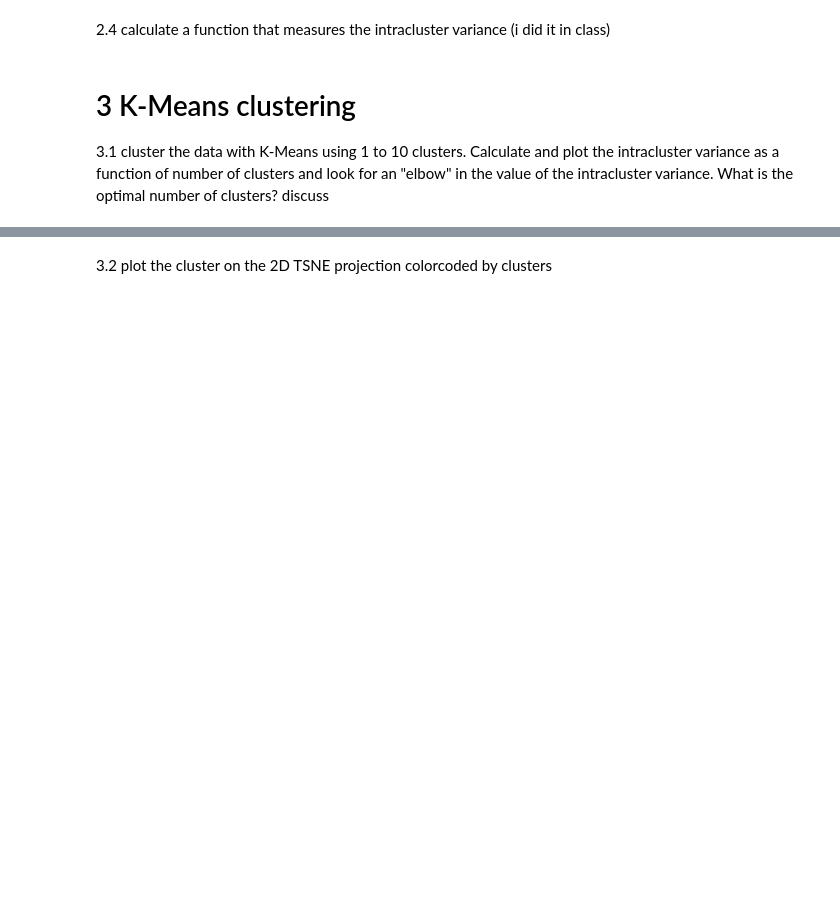
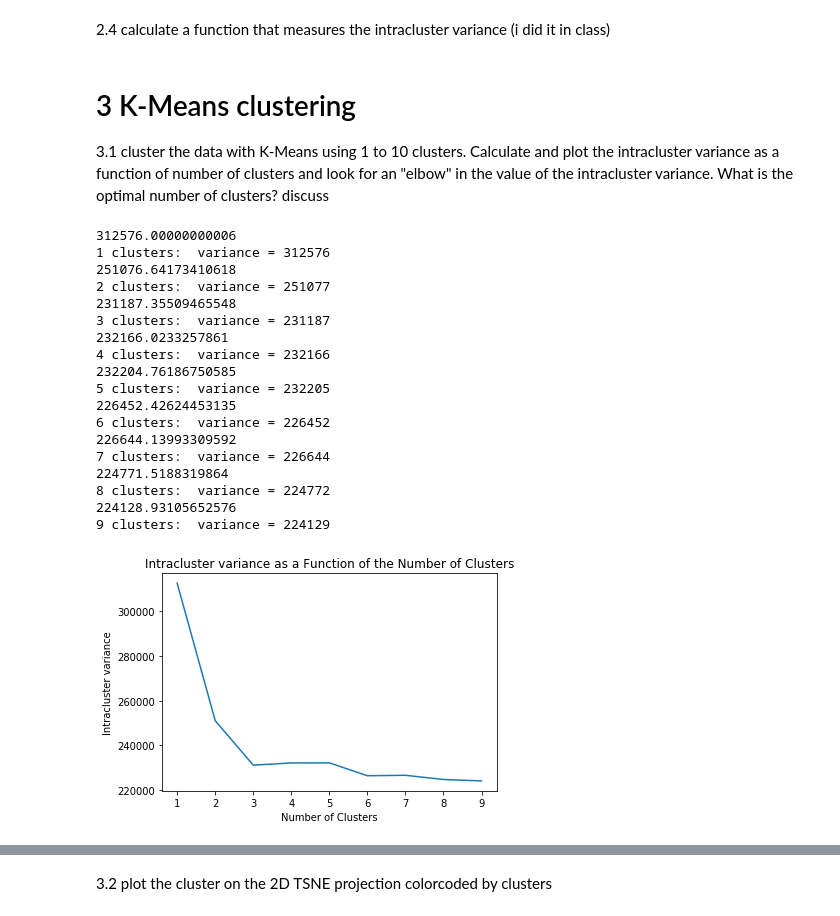
Before and after one commit to cath19/DSPS_-charty-, a Jupyter notebook: HW10/clusteringGenes_cHarty.ipynb, the cells around one changed output, grey strips where cells are left out. Drawn from its saved outputs; the diff is of its cells as text; code cells hidden in the pictures; blank space fills up the shorter version.

```diff
--- a/HW10/clusteringGenes_cHarty.ipynb
+++ b/HW10/clusteringGenes_cHarty.ipynb
@@ -107,3 +118,36 @@ def calICVar(X, labels):
 3.1 cluster the data with K-Means using 1 to 10 clusters. Calculate and plot the intracluster variance as a function of number of clusters and look for an "elbow" in the value of the intracluster variance. What is the optimal number of clusters? discuss
 # %%
 from sklearn.cluster import KMeans
+# %%
+variances = []
+for i in range(1, 10):
+  results = skl.cluster.k_means(scaledgenes,i)
+  variances.append([i, calICVar(scaledgenes, results[1])])
+  print('%d clusters:  variance = %.f' % (variances[i - 1][0], variances[i - 1][1]))
+
+variances = np.array(variances)
+
+plt.plot(variances[:,0], variances[:,1])
+plt.title('Intracluster variance as a Function of the Number of Clusters')
+plt.xlabel('Number of Clusters')
+plt.ylabel('Intracluster variance');
+# %% [output]
+312576.00000000006
+1 clusters:  variance = 312576
+251076.64173410618
+2 clusters:  variance = 251077
+231187.35509465548
+3 clusters:  variance = 231187
+232166.0233257861
+4 clusters:  variance = 232166
+232204.76186750585
+5 clusters:  variance = 232205
+226452.42624453135
+6 clusters:  variance = 226452
+226644.13993309592
+7 clusters:  variance = 226644
+224771.5188319864
+8 clusters:  variance = 224772
+224128.93105652576
+9 clusters:  variance = 224129
+[figure, added]
```
Also changed, not shown: parts of 23 cells of this notebook.
